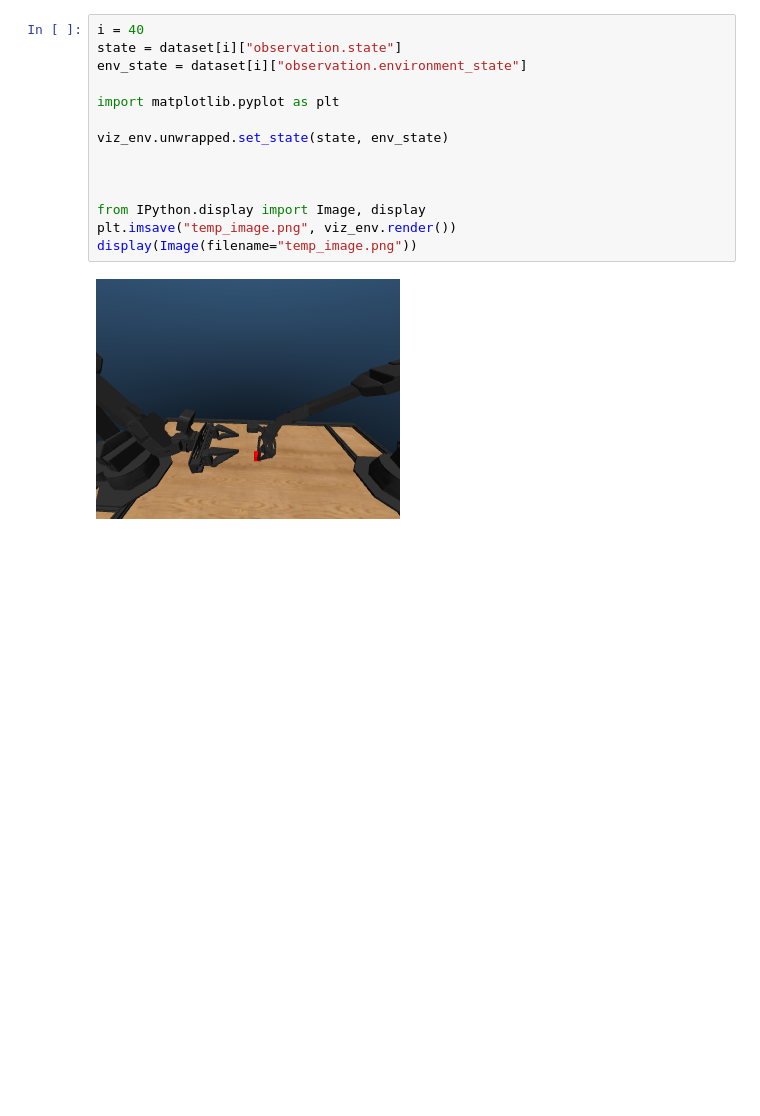
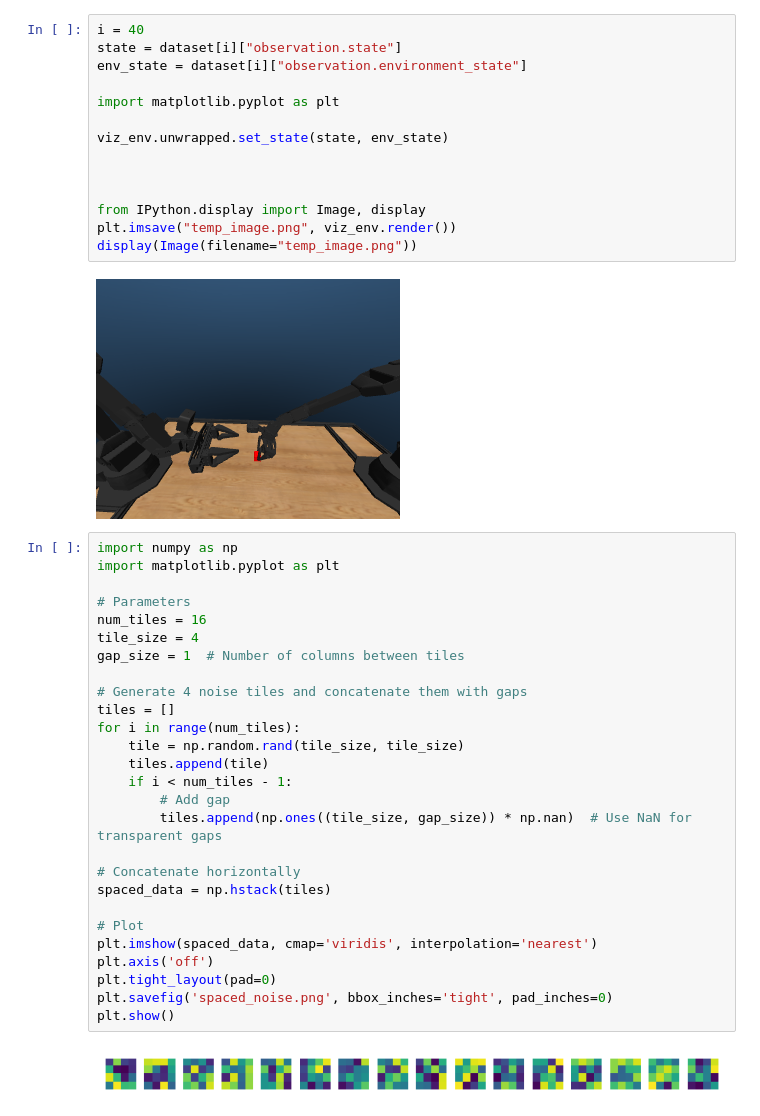
Before and after one commit to ian-chuang/gaze-av-aloha, a Jupyter notebook: gaze_av_aloha/notebooks/viz_tokenizer.ipynb, the cells around one changed output. Drawn from its saved outputs; the diff is of its cells as text; blank space fills up the shorter version.

```diff
--- a/gaze_av_aloha/notebooks/viz_tokenizer.ipynb
+++ b/gaze_av_aloha/notebooks/viz_tokenizer.ipynb
@@ -173,3 +263,32 @@ plt.imsave("temp_image.png", viz_env.render())
 display(Image(filename="temp_image.png"))
 # %% [output]
 [figure]
+# %%
+import numpy as np
+import matplotlib.pyplot as plt
+
+# Parameters
+num_tiles = 16
+tile_size = 4
+gap_size = 1  # Number of columns between tiles
+
+# Generate 4 noise tiles and concatenate them with gaps
+tiles = []
+for i in range(num_tiles):
+    tile = np.random.rand(tile_size, tile_size)
+    tiles.append(tile)
+    if i < num_tiles - 1:
+        # Add gap
+        tiles.append(np.ones((tile_size, gap_size)) * np.nan)  # Use NaN for transparent gaps
+
+# Concatenate horizontally
+spaced_data = np.hstack(tiles)
+
+# Plot
+plt.imshow(spaced_data, cmap='viridis', interpolation='nearest')
+plt.axis('off')
+plt.tight_layout(pad=0)
+plt.savefig('spaced_noise.png', bbox_inches='tight', pad_inches=0)
+plt.show()
+# %% [output]
+[figure, added]
```
Also changed, not shown: parts of 6 cells of this notebook, 1 other file.
